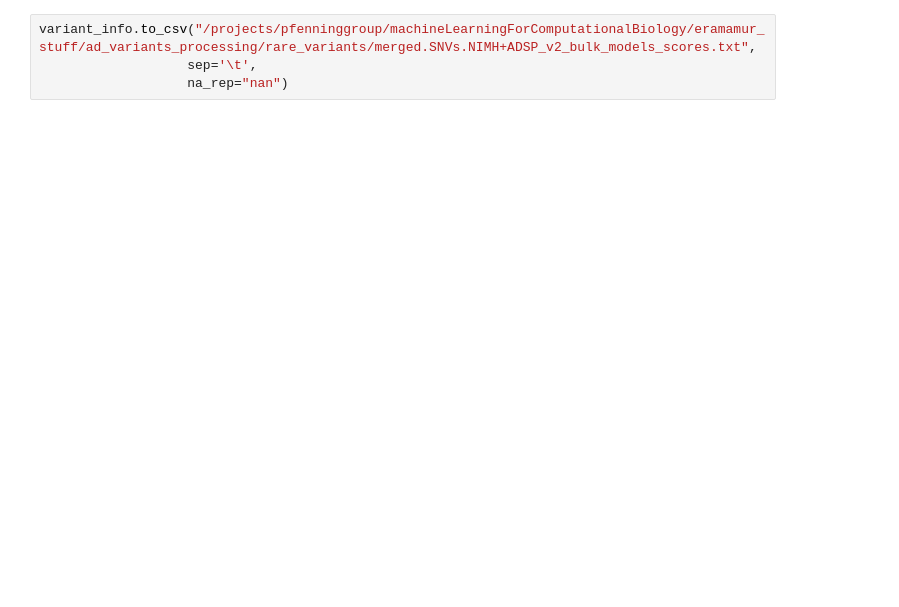
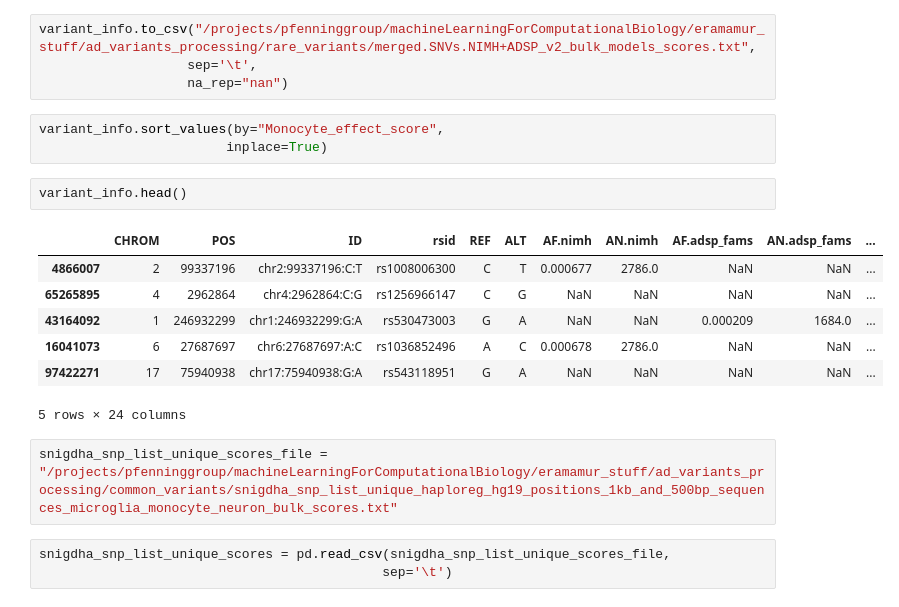
Before and after one commit to pfenninglab/ad_variants, a Jupyter notebook: tanzi_variants_construct_distribution_of_scores.ipynb, the cells around one changed output. Saved outputs shown, nothing was run; the diff lists cells and outputs as text; blank space fills up the shorter version.

Commit message:
common variants quick outlier detection

```diff
--- a/tanzi_variants_construct_distribution_of_scores.ipynb
+++ b/tanzi_variants_construct_distribution_of_scores.ipynb
@@ -284,3 +280,21 @@ Index(['CHROM', 'POS', 'ID', 'rsid', 'REF', 'ALT', 'AF.nimh', 'AN.nimh',
 variant_info.to_csv("/projects/pfenninggroup/machineLearningForComputationalBiology/eramamur_stuff/ad_variants_processing/rare_variants/merged.SNVs.NIMH+ADSP_v2_bulk_models_scores.txt",
                    sep='\t',
                    na_rep="nan")
+# %%
+variant_info.sort_values(by="Monocyte_effect_score",
+                        inplace=True)
+# %%
+variant_info.head()
+# %% [output]
+|  | CHROM | POS | ID | rsid | REF | ALT | AF.nimh | AN.nimh | AF.adsp_fams | AN.adsp_fams | ... |
+| 4866007 | 2 | 99337196 | chr2:99337196:C:T | rs1008006300 | C | T | 0.000677 | 2786.0 | NaN | NaN | ... |
+| 65265895 | 4 | 2962864 | chr4:2962864:C:G | rs1256966147 | C | G | NaN | NaN | NaN | NaN | ... |
+| 43164092 | 1 | 246932299 | chr1:246932299:G:A | rs530473003 | G | A | NaN | NaN | 0.000209 | 1684.0 | ... |
+| 16041073 | 6 | 27687697 | chr6:27687697:A:C | rs1036852496 | A | C | 0.000678 | 2786.0 | NaN | NaN | ... |
+| 97422271 | 17 | 75940938 | chr17:75940938:G:A | rs543118951 | G | A | NaN | NaN | NaN | NaN | ... |
+5 rows × 24 columns
+# %%
+snigdha_snp_list_unique_scores_file = "/projects/pfenninggroup/machineLearningForComputationalBiology/eramamur_stuff/ad_variants_processing/common_variants/snigdha_snp_list_unique_haploreg_hg19_positions_1kb_and_500bp_sequences_microglia_monocyte_neuron_bulk_scores.txt"
+# %%
+snigdha_snp_list_unique_scores = pd.read_csv(snigdha_snp_list_unique_scores_file,
+                                            sep='\t')
```
Also changed, not shown: parts of 7 cells of this notebook.
